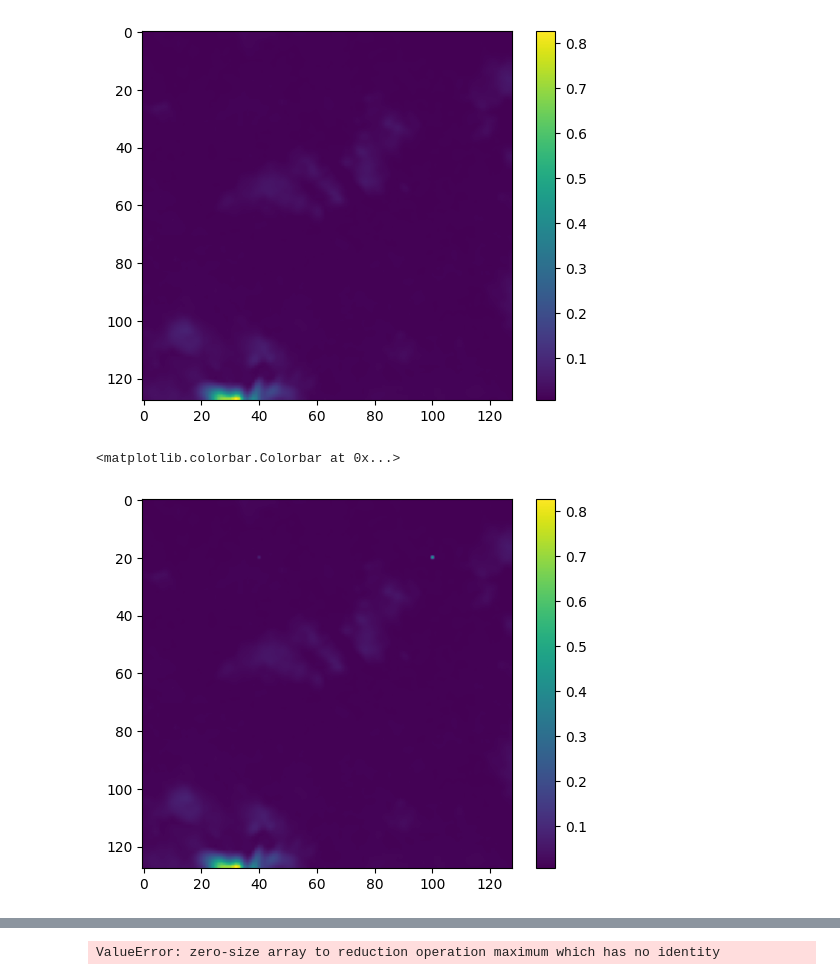
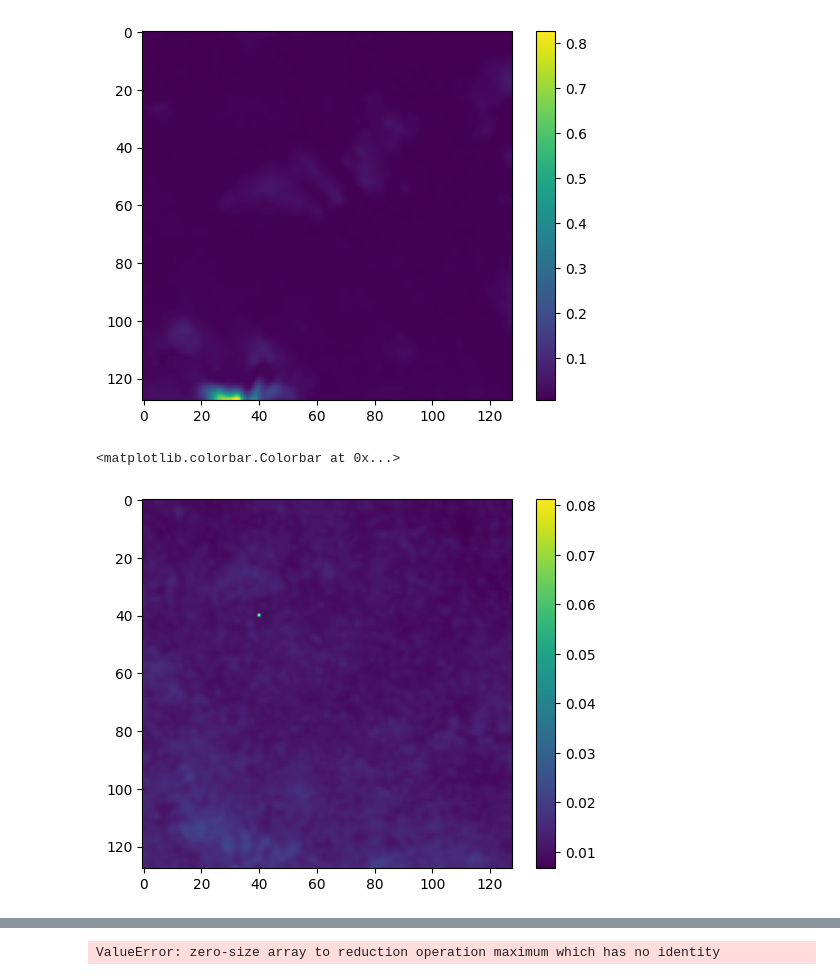
Before and after one commit to SpaceMeerkat/traident, a Jupyter notebook: training/preprocessing.ipynb, the cells around one changed output, grey strips where cells are left out. Cells and saved outputs as stored; diff of their text form; code cells hidden in the pictures.

```diff
--- a/training/preprocessing.ipynb
+++ b/training/preprocessing.ipynb
@@ -68,6 +50,10 @@ t = np.linspace(0, (N-1)*T, N, endpoint=False)
 xf = np.fft.fftfreq(N, T)
 ps_cube = np.fft.rfft(chunk, n=N, axis=0)
 power_spectrum = np.abs(ps_cube)**2
+# %%
+power_spectrum -= np.median(power_spectrum, axis=0)[None,:,:]
+power_spectrum = power_spectrum[10:N//2,:,:]
+xf = xf[10:N//2]
 # %%
 N = 1
 nth_largest = np.partition(power_spectrum, -N, axis=0)[-N]
@@ -91,11 +82,11 @@ plt.colorbar()
 [figure]
 # %%
 plt.figure()
-plt.imshow(np.log(max_ps))
+plt.imshow(max_ps)
 plt.colorbar()
 # %% [output]
 <matplotlib.colorbar.Colorbar at 0x...>
-[figure, old version]
+[figure, new version]
 # %%
 plt.close('all')
 plt.figure(figsize=(10,5))
```
Also changed, not shown: parts of 6 cells of this notebook.
